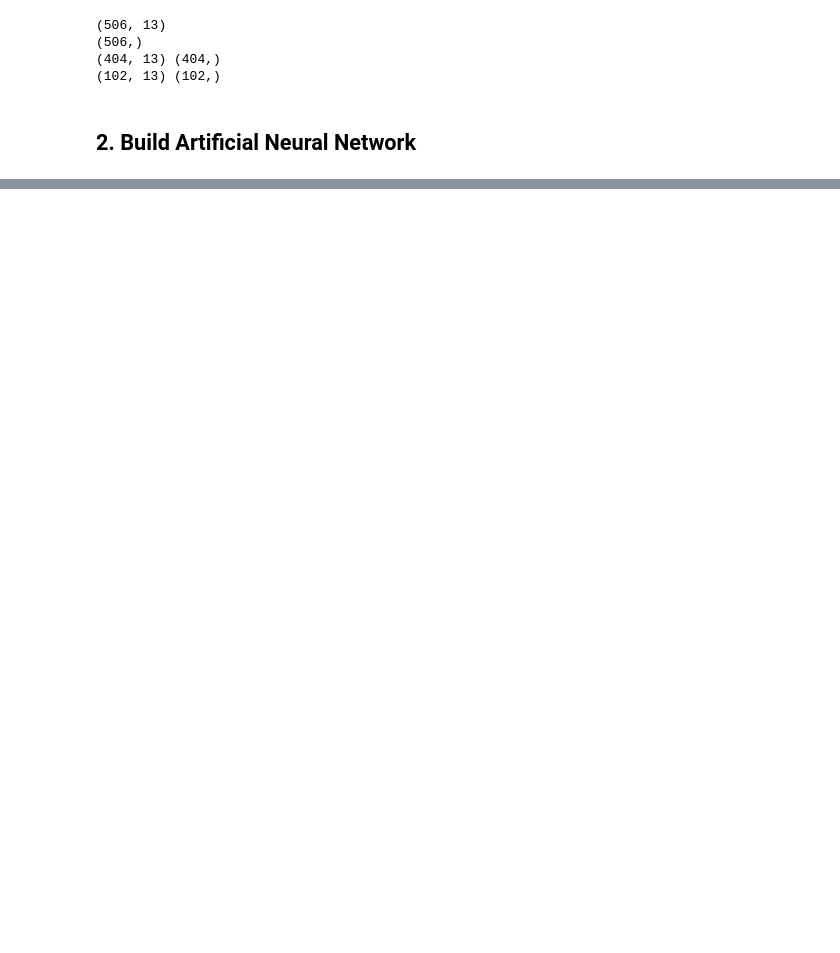
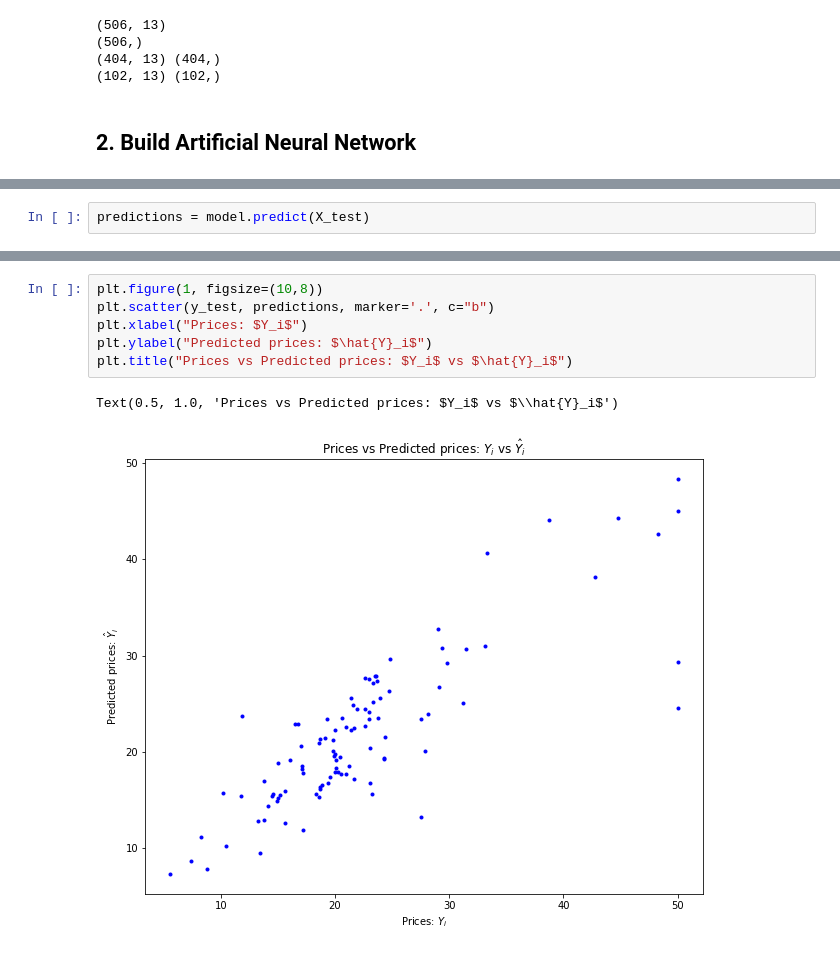
Before and after one commit to jchen8000/MachineLearning, a Jupyter notebook: Artificial Neural Network/artificial_neural_network_2.ipynb, the cells around one changed output, grey strips where cells are left out. Cells and saved outputs as stored; diff of their text form; blank space fills up the shorter version.

```diff
--- a/Artificial Neural Network/artificial_neural_network_2.ipynb
+++ b/Artificial Neural Network/artificial_neural_network_2.ipynb
@@ -56,0 +125,2 @@ model.compile(loss='mean_squared_error', optimizer='adam')
+# %%
+predictions = model.predict(X_test)
@@ -56,0 +133,9 @@ model.compile(loss='mean_squared_error', optimizer='adam')
+# %%
+plt.figure(1, figsize=(10,8))
+plt.scatter(y_test, predictions, marker='.', c="b")
+plt.xlabel("Prices: $Y_i$")
+plt.ylabel("Predicted prices: $\hat{Y}_i$")
+plt.title("Prices vs Predicted prices: $Y_i$ vs $\hat{Y}_i$")
+# %% [output]
+Text(0.5, 1.0, 'Prices vs Predicted prices: $Y_i$ vs $\\hat{Y}_i$')
+[figure, added]
```
Also changed, not shown: parts of 9 cells of this notebook.
